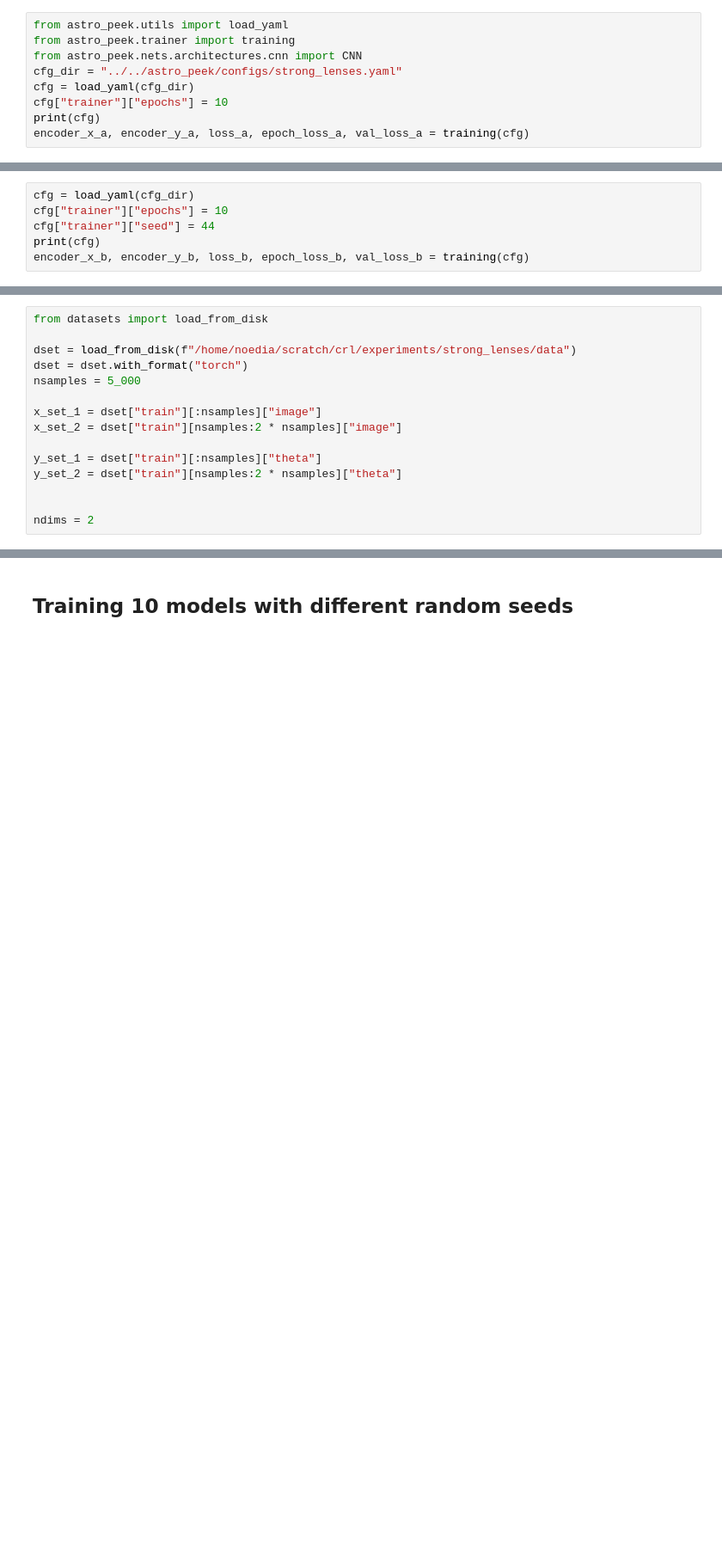
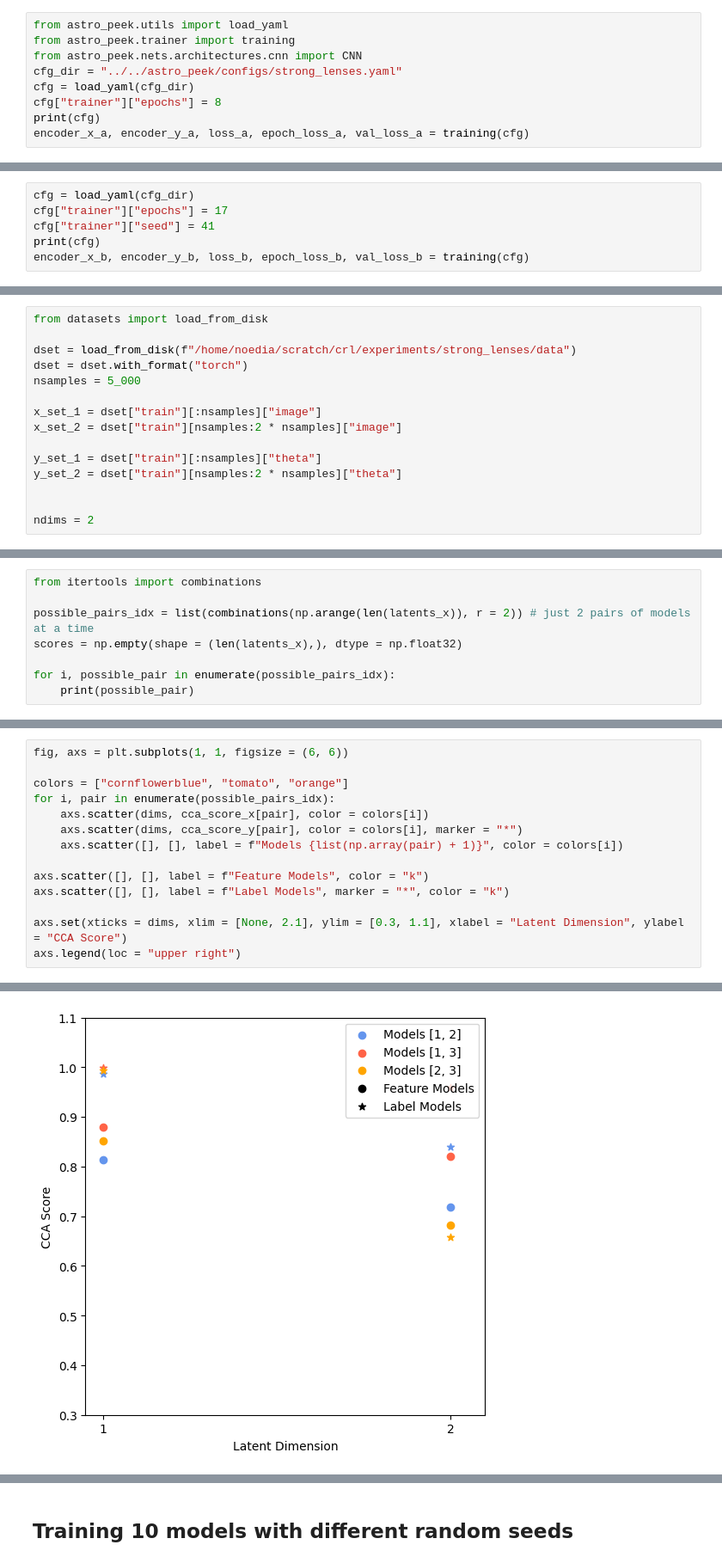
Before and after one commit to noe-dia/astro-ml-peek, a Jupyter notebook: notebooks/dev/train_threshold.ipynb, the cells around one changed output, grey strips where cells are left out. Shown at 86% size. Saved outputs shown, nothing was run; the diff lists cells and outputs as text; blank space fills up the shorter version.

```diff
--- a/notebooks/dev/train_threshold.ipynb
+++ b/notebooks/dev/train_threshold.ipynb
@@ -6,7 +6,7 @@ from astro_peek.trainer import training
 from astro_peek.nets.architectures.cnn import CNN
 cfg_dir = "../../astro_peek/configs/strong_lenses.yaml"
 cfg = load_yaml(cfg_dir)
-cfg["trainer"]["epochs"] = 10
+cfg["trainer"]["epochs"] = 8
 print(cfg)
 encoder_x_a, encoder_y_a, loss_a, epoch_loss_a, val_loss_a = training(cfg)
 # %% [output]
@@ -21,7 +34,7 @@ Saving encoder labels model
 # %%
 cfg = load_yaml(cfg_dir)
-cfg["trainer"]["epochs"] = 10
-cfg["trainer"]["seed"] = 44
+cfg["trainer"]["epochs"] = 17
+cfg["trainer"]["seed"] = 41
 print(cfg)
 encoder_x_b, encoder_y_b, loss_b, epoch_loss_b, val_loss_b = training(cfg)
 # %% [output]
@@ -221,0 +355,8 @@ plot_CCA_all_latents(dims, corrs, models=[1,2])
+# %%
+from itertools import combinations
+
+possible_pairs_idx = list(combinations(np.arange(len(latents_x)), r = 2)) # just 2 pairs of models at a time
+scores = np.empty(shape = (len(latents_x),), dtype = np.float32)
+
+for i, possible_pair in enumerate(possible_pairs_idx):
+    print(possible_pair)
@@ -221,0 +371,15 @@ plot_CCA_all_latents(dims, corrs, models=[1,2])
+# %%
+fig, axs = plt.subplots(1, 1, figsize = (6, 6))
+
+colors = ["cornflowerblue", "tomato", "orange"]
+for i, pair in enumerate(possible_pairs_idx):
+    axs.scatter(dims, cca_score_x[pair], color = colors[i])
+    axs.scatter(dims, cca_score_y[pair], color = colors[i], marker = "*")
+    axs.scatter([], [], label = f"Models {list(np.array(pair) + 1)}", color = colors[i])
+
+axs.scatter([], [], label = f"Feature Models", color = "k")
+axs.scatter([], [], label = f"Label Models", marker = "*", color = "k")
+
+axs.set(xticks = dims, xlim = [None, 2.1], ylim = [0.3, 1.1], xlabel = "Latent Dimension", ylabel = "CCA Score")
+axs.legend(loc = "upper right")
+# %% [output]
@@ -221,0 +387 @@ plot_CCA_all_latents(dims, corrs, models=[1,2])
+[figure, added]
```
Also changed, not shown: parts of 32 cells of this notebook, 5 other files.
